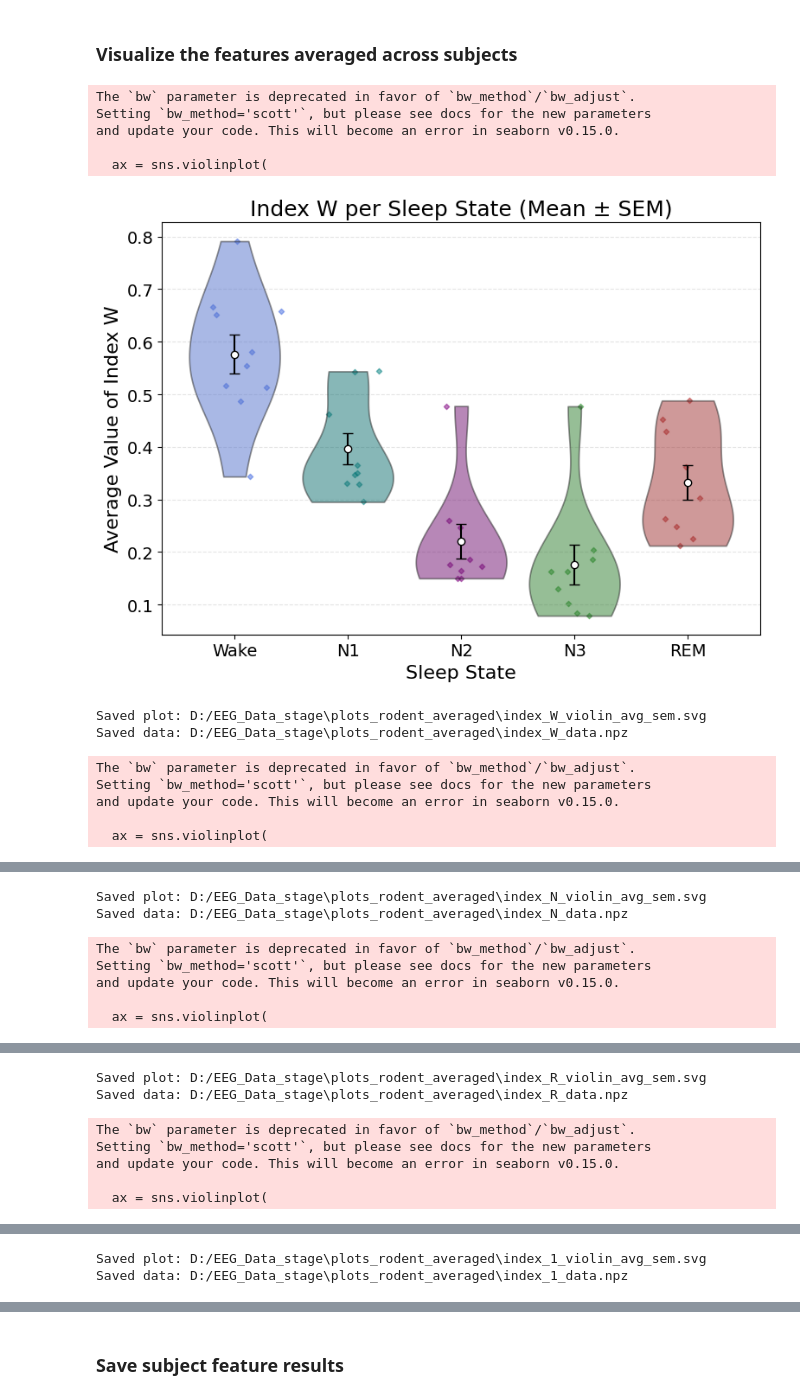
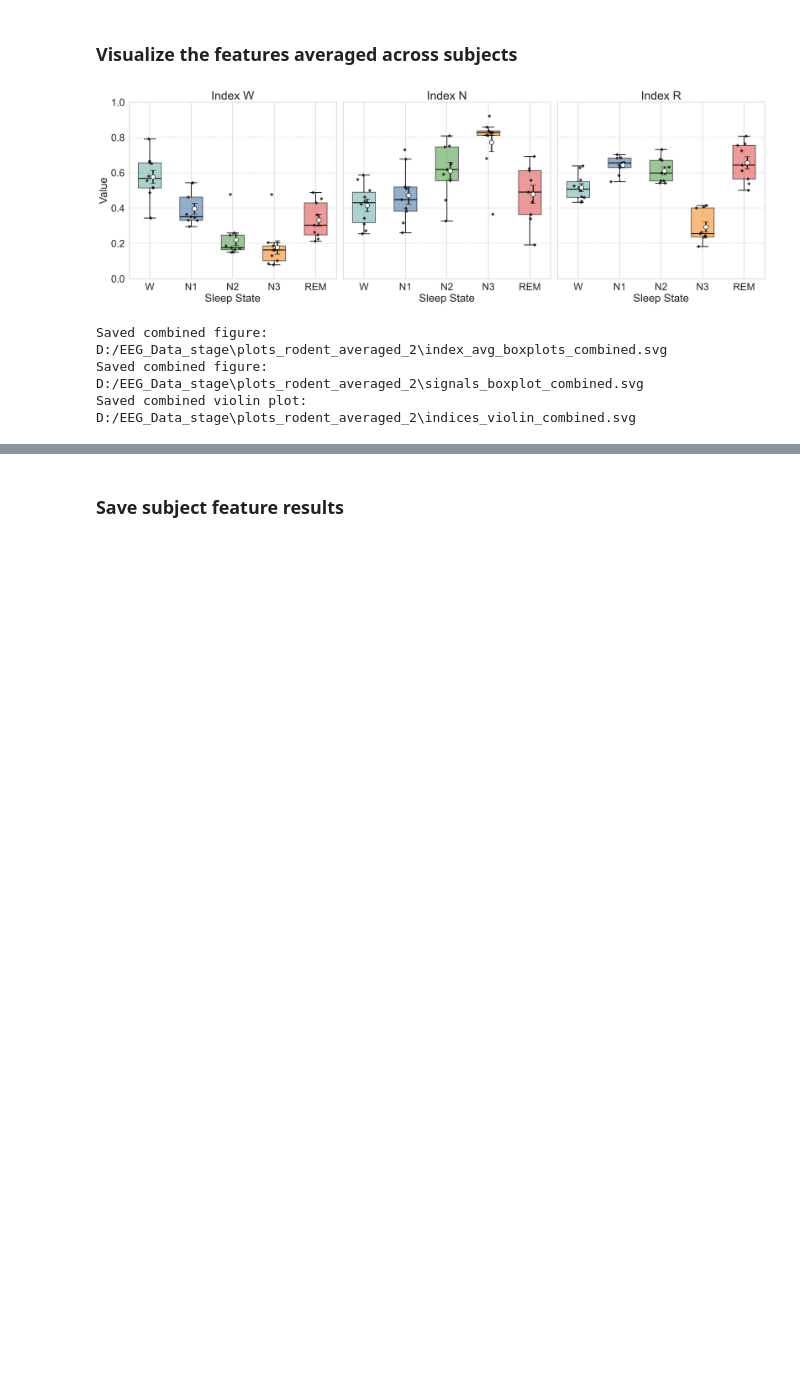
Before and after one commit to AbdelRayan/Human_SleepSCoring, a Jupyter notebook: Tim/Averaged_features_rodent.ipynb, the cells around one changed output, grey strips where cells are left out. Cells and saved outputs as stored; diff of their text form; code cells hidden in the pictures; blank space fills up the shorter version.

```diff
--- a/Tim/Averaged_features_rodent.ipynb
+++ b/Tim/Averaged_features_rodent.ipynb
@@ -708,11 +708,11 @@ window_length = epoch_length * fs
 base_dir = "D:/EEG_Data_stage"
 # Name of the EEG folder in the subject folder
 file_type = "converted_intra_upscale_strips"
-output_dir = os.path.join(base_dir, "plots_rodent_averaged")
-cache_dir = os.path.join(base_dir, "cache_rodent")
+output_dir = os.path.join(base_dir, "plots_rodent_averaged_2")
+cache_dir = os.path.join(base_dir, "cache_rodent_2")
 os.makedirs(output_dir, exist_ok=True)
 # Location of the feature files
-features_dir = os.path.join(base_dir, "features_intra_rodent")
+features_dir = os.path.join(base_dir, "features_intra_rodent_2")
 os.makedirs(features_dir, exist_ok=True)
 # %%
 for file in os.listdir(base_dir):
@@ -826,23 +840,14 @@ else:
 # %%
 # Plots averaged by subject
 F.plot_index_barplot(averaged_features['collected_means_dict'], output_dir)
 
-F.plot_index_avg_violin_all(averaged_features['index_avg'], output_dir)
+F.plot_index_avg_boxplot_combined(averaged_features['index_avg'], output_dir)
 
-F.plot_signal_violin_all_combined(averaged_features['power_avg'], output_dir)
+F.plot_signal_boxplot_all_combined(averaged_features['power_avg'], output_dir)
 
 F.plot_index_avg_violin_WNR(averaged_features["collected_means_dict"], output_dir)
 # %% [output]
+[figure, new version]
-The `bw` parameter is deprecated in favor of `bw_method`/`bw_adjust`.
-Setting `bw_method='scott'`, but please see docs for the new parameters
-and update your code. This will become an error in seaborn v0.15.0.
-
-  ax = sns.violinplot(
+Saved combined figure: D:/EEG_Data_stage\plots_rodent_averaged_2\index_avg_boxplots_combined.svg
+Saved combined figure: D:/EEG_Data_stage\plots_rodent_averaged_2\signals_boxplot_combined.svg
+Saved combined violin plot: D:/EEG_Data_stage\plots_rodent_averaged_2\indices_violin_combined.svg
-[figure, old version]
-Saved plot: D:/EEG_Data_stage\plots_rodent_averaged\index_W_violin_avg_sem.svg
-Saved data: D:/EEG_Data_stage\plots_rodent_averaged\index_W_data.npz
-The `bw` parameter is deprecated in favor of `bw_method`/`bw_adjust`.
-Setting `bw_method='scott'`, but please see docs for the new parameters
-and update your code. This will become an error in seaborn v0.15.0.
-
-  ax = sns.violinplot(
@@ -850,7 +853,0 @@ and update your code. This will become an error in seaborn v0.15.0.
-Saved plot: D:/EEG_Data_stage\plots_rodent_averaged\index_N_violin_avg_sem.svg
-Saved data: D:/EEG_Data_stage\plots_rodent_averaged\index_N_data.npz
-The `bw` parameter is deprecated in favor of `bw_method`/`bw_adjust`.
-Setting `bw_method='scott'`, but please see docs for the new parameters
-and update your code. This will become an error in seaborn v0.15.0.
-
-  ax = sns.violinplot(
@@ -858,7 +853,0 @@ and update your code. This will become an error in seaborn v0.15.0.
-Saved plot: D:/EEG_Data_stage\plots_rodent_averaged\index_R_violin_avg_sem.svg
-Saved data: D:/EEG_Data_stage\plots_rodent_averaged\index_R_data.npz
-The `bw` parameter is deprecated in favor of `bw_method`/`bw_adjust`.
-Setting `bw_method='scott'`, but please see docs for the new parameters
-and update your code. This will become an error in seaborn v0.15.0.
-
-  ax = sns.violinplot(
@@ -866,2 +853,0 @@ and update your code. This will become an error in seaborn v0.15.0.
-Saved plot: D:/EEG_Data_stage\plots_rodent_averaged\index_1_violin_avg_sem.svg
-Saved data: D:/EEG_Data_stage\plots_rodent_averaged\index_1_data.npz
```
Also changed, not shown: parts of 3 cells of this notebook, 6 other files.
